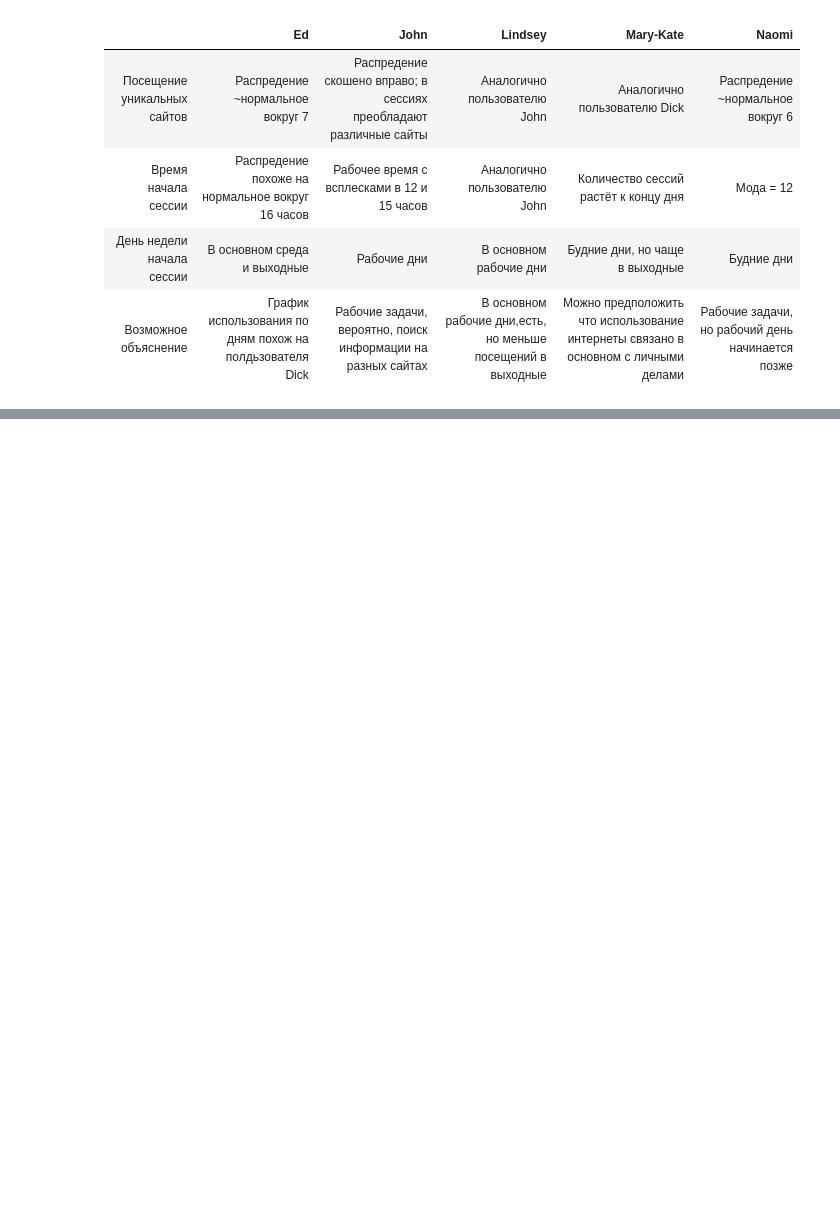
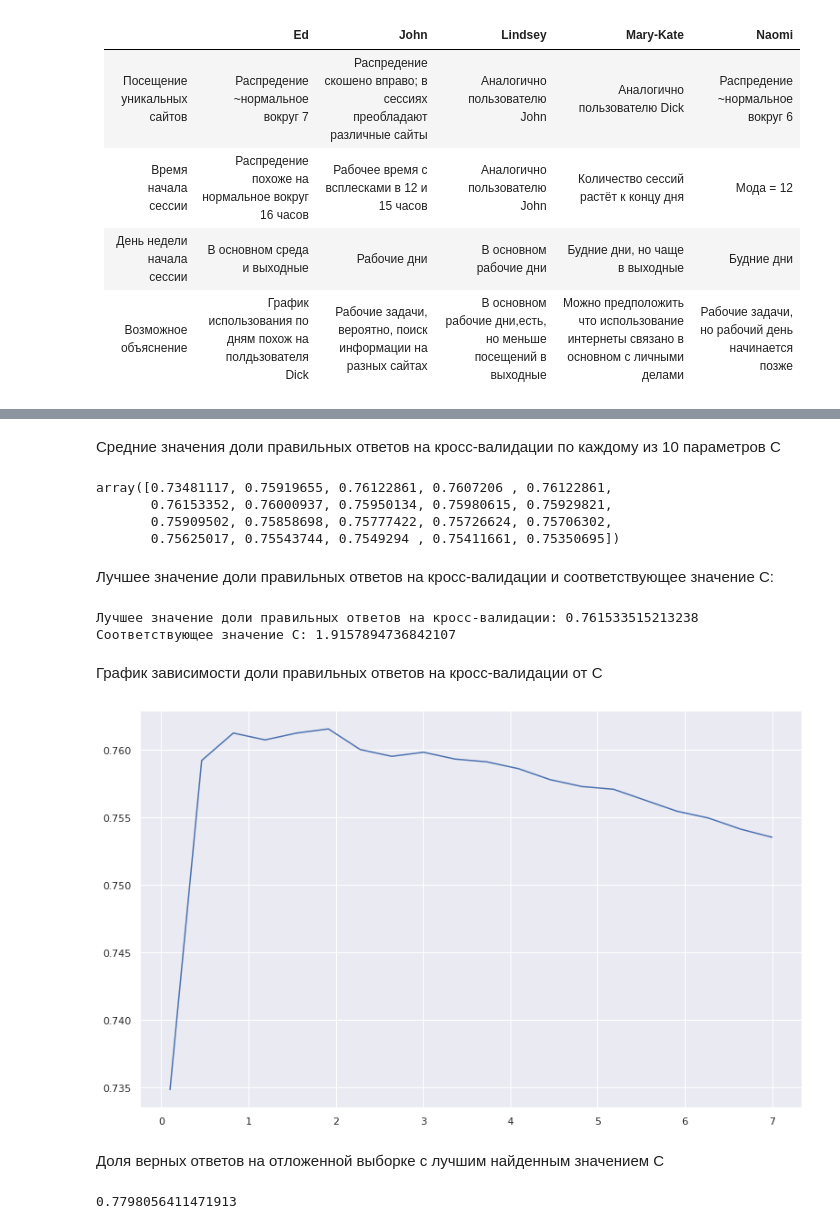
Before and after one commit to Uniholder/Specialization-Yandex-MIPT, a Jupyter notebook: 6_Final_projects/1_user_identification/week7_report.ipynb, the cells around one changed output, grey strips where cells are left out. Cells and saved outputs as stored; diff of their text form; code cells hidden in the pictures; blank space fills up the shorter version.

```diff
--- a/6_Final_projects/1_user_identification/week7_report.ipynb
+++ b/6_Final_projects/1_user_identification/week7_report.ipynb
@@ -1233,0 +1396,6 @@ for idx, (user, sub_df) in enumerate(train_data_10users.groupby(by='user_name'))
+# %%
+%%time
+logit_c_values2 = np.linspace(0.1, 7, 20)
+
+logit_grid_searcher2 = LogisticRegressionCV(logit_c_values2, random_state=17, n_jobs=-1, multi_class='multinomial', cv=skf)
+logit_grid_searcher2.fit(X_train, y_train)
@@ -1233,0 +1411,31 @@ for idx, (user, sub_df) in enumerate(train_data_10users.groupby(by='user_name'))
+# %% [markdown]
+Средние значения доли правильных ответов на кросс-валидации по каждому из 10 параметров C
+# %%
+logit_mean_cv_scores2 = list(logit_grid_searcher2.scores_.values())[0].mean(axis=0)
+logit_mean_cv_scores2
+# %% [output]
+array([0.73481117, 0.75919655, 0.76122861, 0.7607206 , 0.76122861,
+       0.76153352, 0.76000937, 0.75950134, 0.75980615, 0.75929821,
+       0.75909502, 0.75858698, 0.75777422, 0.75726624, 0.75706302,
+       0.75625017, 0.75543744, 0.7549294 , 0.75411661, 0.75350695])
+# %% [markdown]
+Лучшее значение доли правильных ответов на кросс-валидации и соответствующее значение C:
+# %%
+print('Лучшее значение доли правильных ответов на кросс-валидации:', logit_mean_cv_scores2.max())
+print('Соответствующее значение C:', logit_grid_searcher2.C_[0])
+# %% [output]
+Лучшее значение доли правильных ответов на кросс-валидации: 0.761533515213238
+Соответствующее значение C: 1.9157894736842107
+# %% [markdown]
+График зависимости доли правильных ответов на кросс-валидации от C
+# %%
+plt.plot(logit_c_values2, logit_mean_cv_scores2);
+# %% [output]
+[figure, added]
+# %% [markdown]
+Доля верных ответов на отложенной выборке с лучшим найденным значением C
+# %%
+logit_cv_acc = logit_grid_searcher2.score(X_valid, y_valid)
+logit_cv_acc
+# %% [output]
+0.7798056411471913
```
Also changed, not shown: parts of 106 cells of this notebook.
